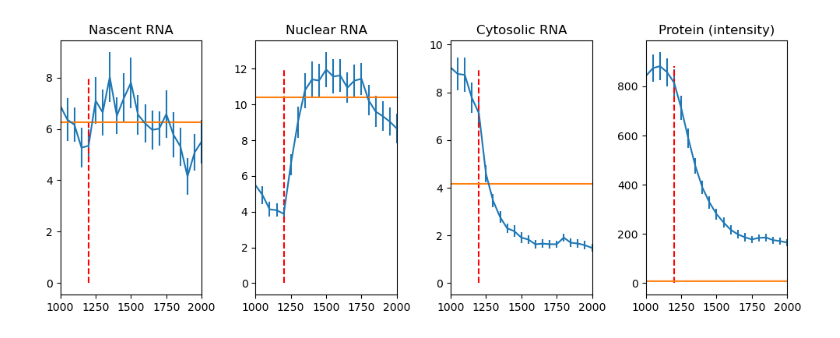
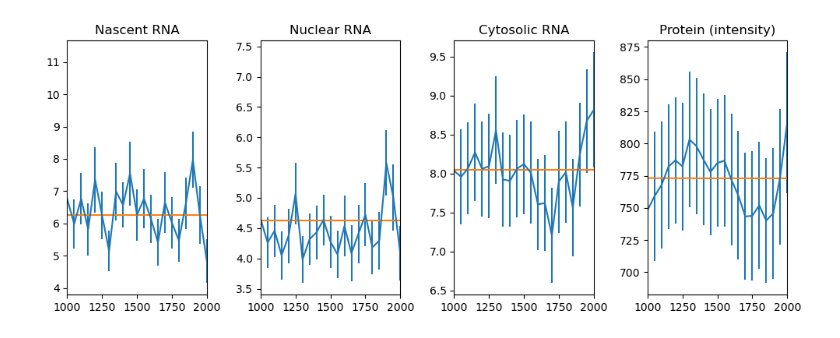
Before and after one commit to Munsky/UQbio2024_Team4, a Jupyter notebook: Pilar_model.ipynb, the cells around one changed output. Drawn from its saved outputs; the diff is of its cells as text; code cells hidden in the pictures.

```diff
--- a/Pilar_model.ipynb
+++ b/Pilar_model.ipynb
@@ -196,7 +196,7 @@ def hillPositive(x, K=K, n=n):
 def hillNegative(x, K=K, n=n):
     return K**n / (K**n + x**n)
 
-# Propensity functions
+# Propensity functions for the reactions
 def W(x, t, pars, di, ti):
     W = [
         pars['k1'] * ((t < ti[0]) + hillNegative(di[0]) * (t >= ti[0])) * x[1],  # R1: Gene activation
@@ -210,37 +210,43 @@ def W(x, t, pars, di, ti):
         pars['k9'] * x[5]   # R9: Protein degradation
     ]
     return np.array(W)
 
 # Parameters
 pars = {
-    'k1': 0.1, 'k2': 0.3, 'k3': 5, 'k4': 0.2, 'k5': 0.1,
-    'k6': 0.02, 'k7': 0.05, 'k8': 0.01, 'k9': 0.005,
-    'konDelta': 0.4, 'koffDelta': 0.6, 'krDelta': 0.7, 'grDelta': -0.2
-}
+    'k1': 0.1, 'k2': 0.3, 'k3': 5, 'k4': 0.2, 'k5': 0.25,
+    'k6': 0.02, 'k7': 0.0115, 'k8': 0.48, 'k9': 0.005}
 #k1 = gene activation rate
 #k2 = gene deactivation rate
 #k3 = nascent RNA synthesis rate
 #k4 = mature mRNA synthesis rate
 #k5 = mRNA nuclear degradation rate
 #k6 = mRNA transport rate
 #k7 = mRNA cytoplasmic degradation rate
 #k8 = mRNA cytoplasmic translation rate
 #k9 = protein degradation rate
 
 # Initial conditions
-x0 = np.array([0, 1, 0, 0, 0, 0])
+x0 = np.array([1, 0, 7, 5, 8, 750])
+#x0 = gene (DNA) ON
+#x1 = gene (DNA) OFF
+#x2 = nascent RNA
+#x3 = mRNA nuclei
+#x4 = mRNA cytoplasm
+#x5 = protein
+
 
 # Drug concentrations and application times
 di = [0, 0, 0, 1000]
 ti = [np.inf, np.inf, np.inf, 1200]
 
 # Species dictionary - for plotting
+#this is the order of the species in the x0 array above
 speciesDict = {'Nascent': 2, 'Nuclear': 3, 'Cytoplasmic': 4, 'Protein': 5}
 
 # Path to data
 pathName = "TrueData"
-drugNumber = 2
+drugNumber = 0 # 0 for no drug, 1 for drug 1, 2 for drug 2
 
 compare_model_to_data(pars, di, ti, x0, drugNumber, speciesDict, path=pathName, model='ODE', ntraj=10)
 # %% [output]
-[figure, old version]
+[figure, new version]
```
Also changed, not shown: parts of 1 cell of this notebook.
